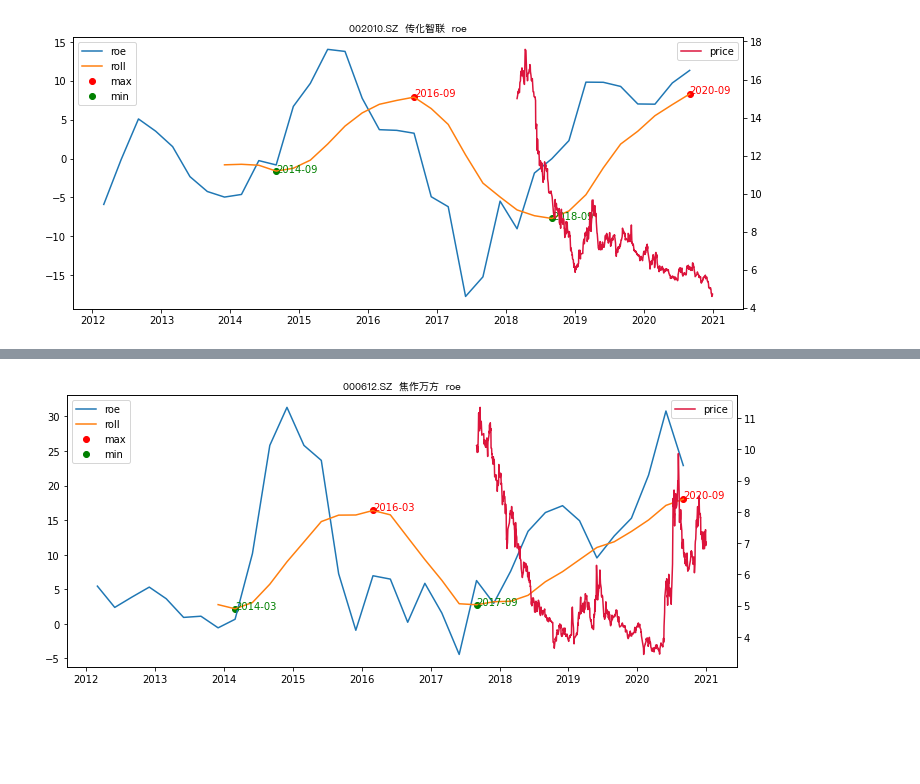
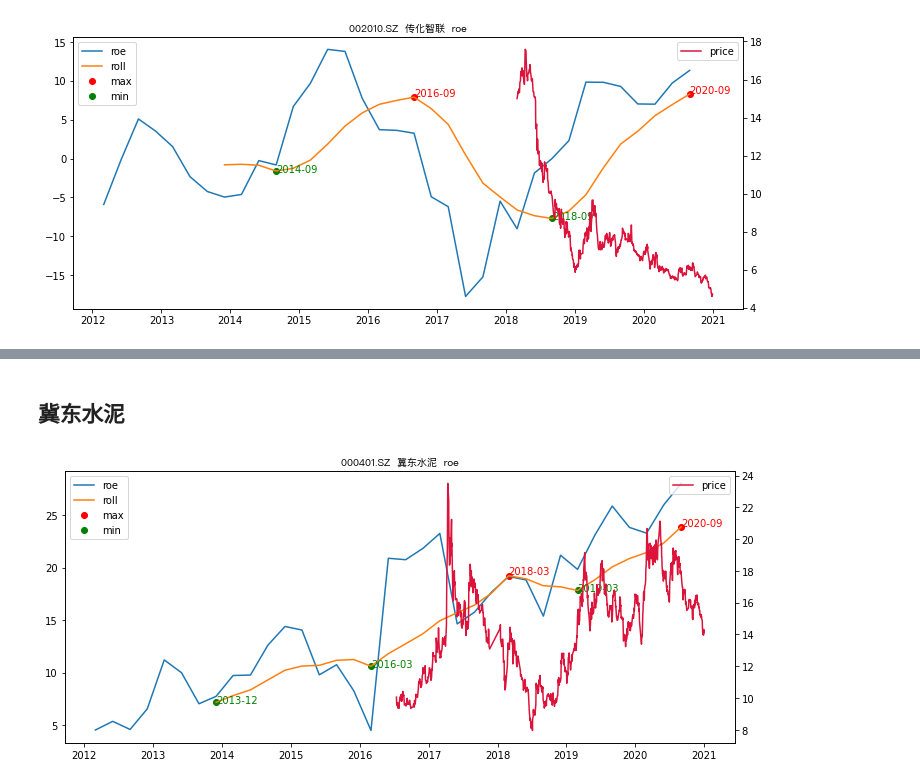
Before and after one commit to zch0423/ZSIntern, a Jupyter notebook: Mar18/tushare.ipynb, the cells around one changed output, grey strips where cells are left out. Saved outputs shown, nothing was run; the diff lists cells and outputs as text; code cells hidden in the pictures; blank space fills up the shorter version.

```diff
--- a/Mar18/tushare.ipynb
+++ b/Mar18/tushare.ipynb
@@ -46,4 +90,6 @@ pd.concat(results)
+# %% [markdown]
+## 冀东水泥
 # %%
-plotIt("000612.SZ", roe, mark, title="roe")
+plotIt("000401.SZ", roe, mark, title="roe")
 # %% [output]
-[figure, old version]
+[figure, new version]
```
Also changed, not shown: parts of 16 cells of this notebook, 8 other files.
